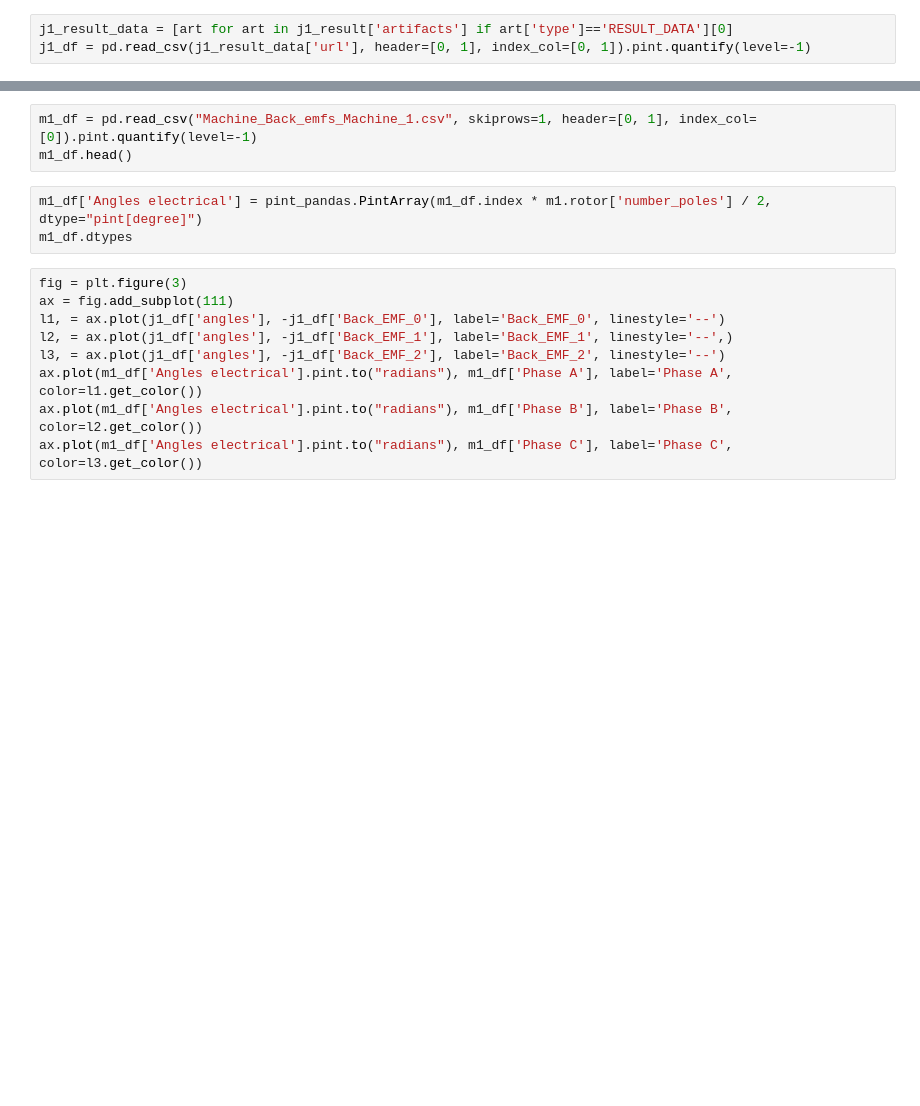
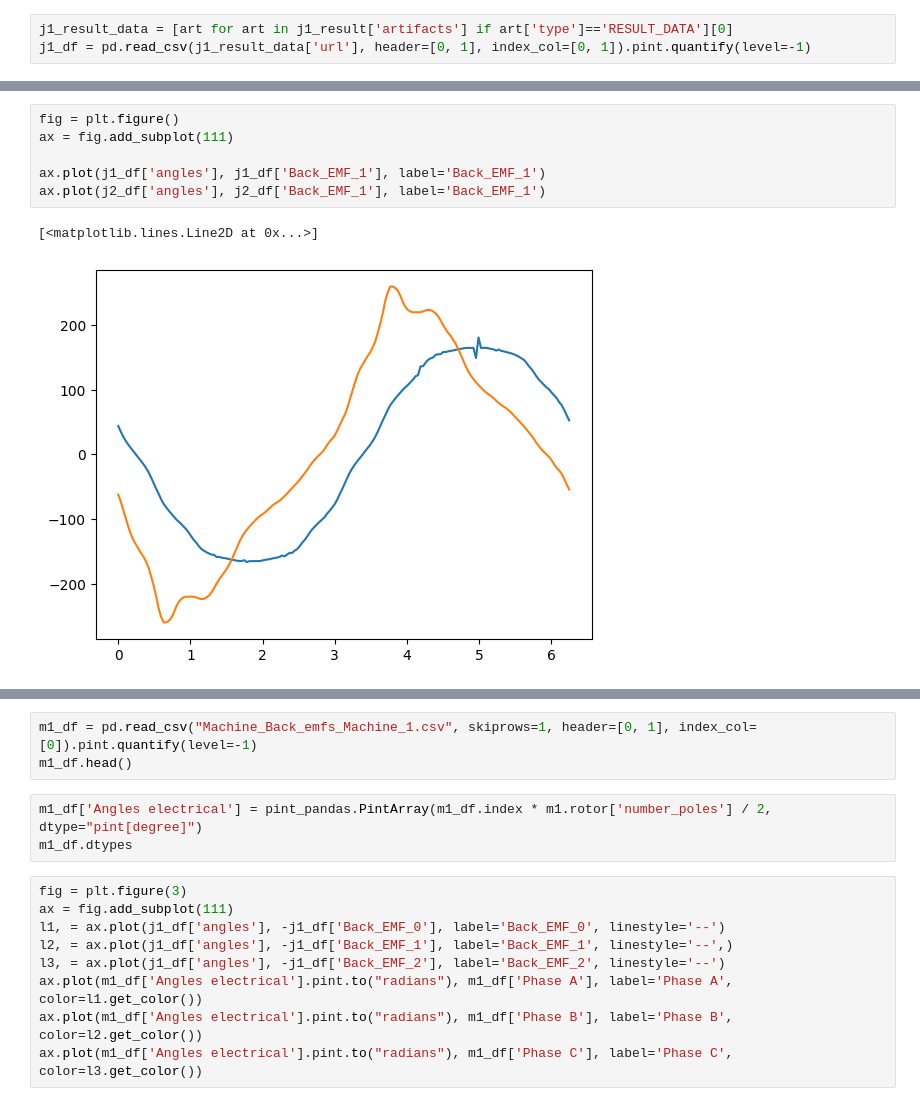
Before and after one commit to TinArmEngineering/tinarm, a Jupyter notebook: examples/Example_1.ipynb, the cells around one changed output, grey strips where cells are left out. Drawn from its saved outputs; the diff is of its cells as text; blank space fills up the shorter version.

```diff
--- a/examples/Example_1.ipynb
+++ b/examples/Example_1.ipynb
@@ -258,0 +296,9 @@ ax.legend()
+# %%
+fig = plt.figure()
+ax = fig.add_subplot(111)
+
+ax.plot(j1_df['angles'], j1_df['Back_EMF_1'], label='Back_EMF_1')
+ax.plot(j2_df['angles'], j2_df['Back_EMF_1'], label='Back_EMF_1')
+# %% [output]
+[<matplotlib.lines.Line2D at 0x...>]
+[figure, added]
```
Also changed, not shown: parts of 18 cells of this notebook.
